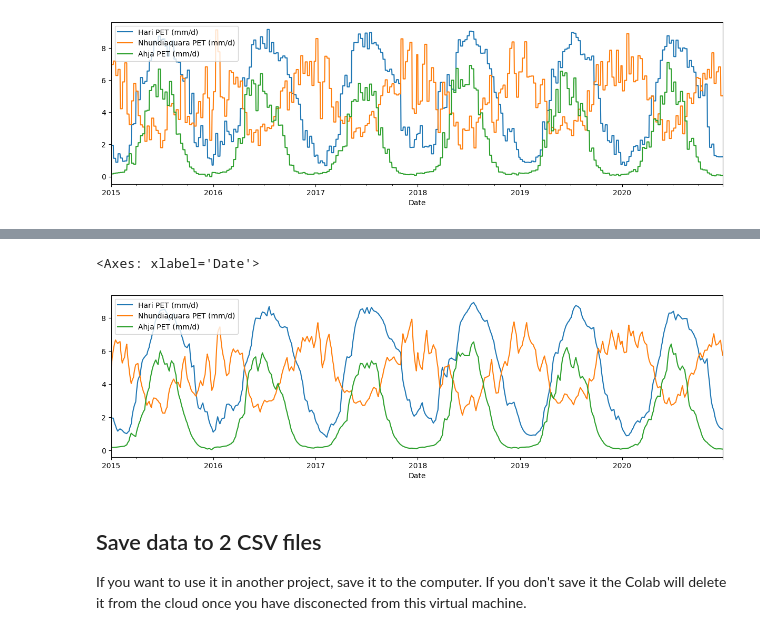
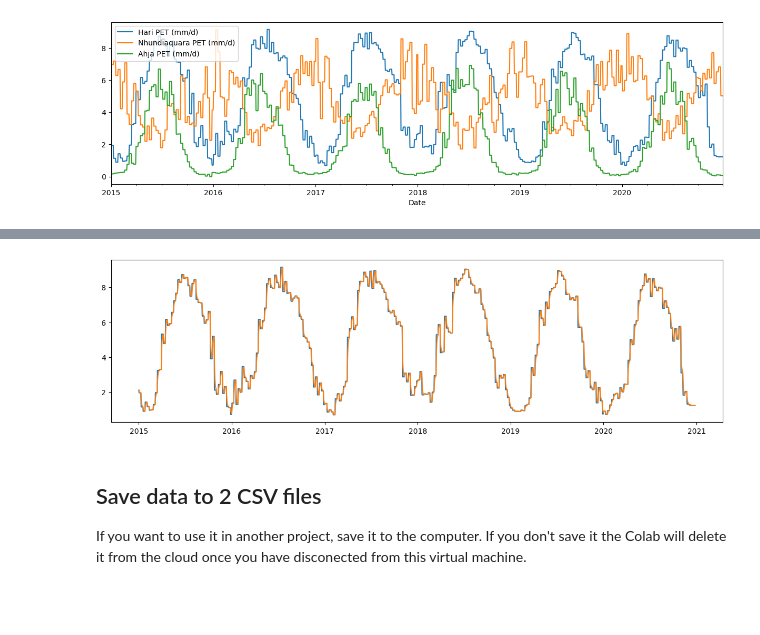
Before and after one commit to emiliomercuri/EnvHidrology2023, a Jupyter notebook: notebooks/2023_05_26_Evapotrapiração_MODIS.ipynb, the cells around one changed output, grey strips where cells are left out. Drawn from its saved outputs; the diff is of its cells as text; code cells hidden in the pictures; blank space fills up the shorter version.

```diff
--- a/notebooks/2023_05_26_Evapotrapiração_MODIS.ipynb
+++ b/notebooks/2023_05_26_Evapotrapiração_MODIS.ipynb
@@ -262,9 +251,14 @@ modis_PET_day.ewm(span = 20).mean()
-# %%
-# View pot. evapotranspiration data (daily data) (2015-2020)
-modis_PET_day.ewm(span = 20).mean()['2015':'2020'].plot(figsize=(15,4))
-# %% [output]
-<Axes: xlabel='Date'>
-[figure, removed]
+# %%
+# Suavisando os dados
+modis_ET_day_smoothed  = modis_ET_day.ewm(span = 4).mean()
+modis_PET_day_smoothed = modis_PET_day.ewm(span = 4).mean()
+# %%
+plt.figure(figsize=(15,4))
+plt.plot(modis_PET_day['2015':'2020']['Hari PET (mm/d)'])
+plt.plot(modis_PET_day_smoothed['2015':'2020']['Hari PET (mm/d)'])
+plt.show();
+# %% [output]
+[figure, added]
 # %% [markdown]
 ## Save data to 2 CSV files
 
```
Also changed, not shown: parts of 3 cells of this notebook.
